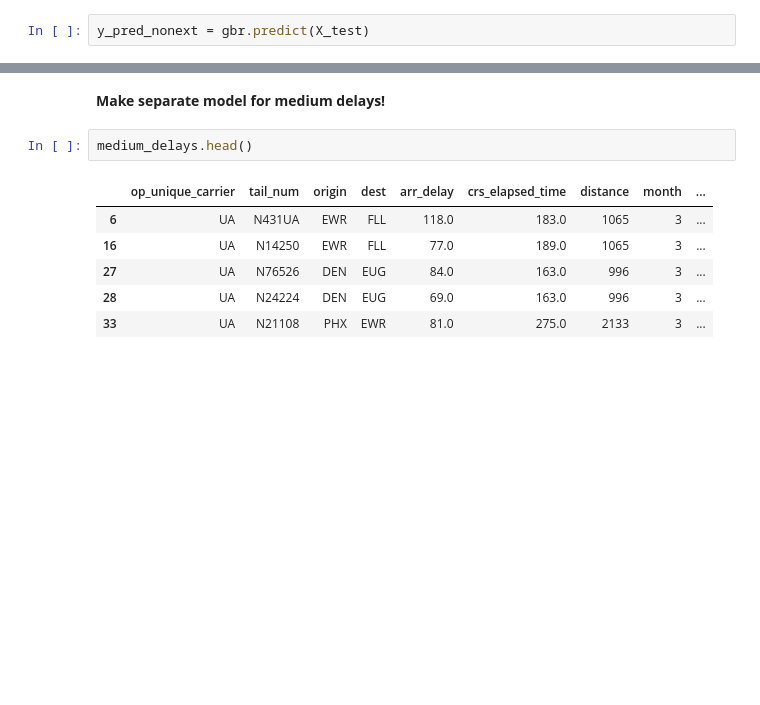
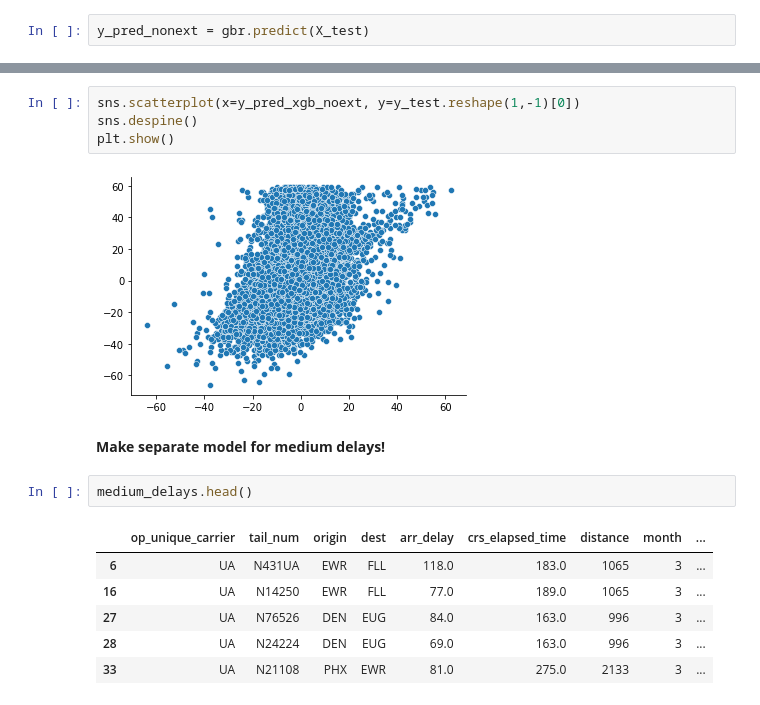
Before and after one commit to michaelhalim168/flight-delay-prediction, a Jupyter notebook: notebooks/regression-model-testing.ipynb, the cells around one changed output, grey strips where cells are left out. Drawn from its saved outputs; the diff is of its cells as text; blank space fills up the shorter version.

```diff
--- a/notebooks/regression-model-testing.ipynb
+++ b/notebooks/regression-model-testing.ipynb
@@ -491,3 +549,9 @@ plt.show()
+# %%
+sns.scatterplot(x=y_pred_xgb_noext, y=y_test.reshape(1,-1)[0])
+sns.despine()
+plt.show()
+# %% [output]
+[figure, added]
 # %% [markdown]
 <b> Make separate model for medium delays! </b>
 # %%
```
Also changed, not shown: parts of 43 cells of this notebook, 2 other files.
